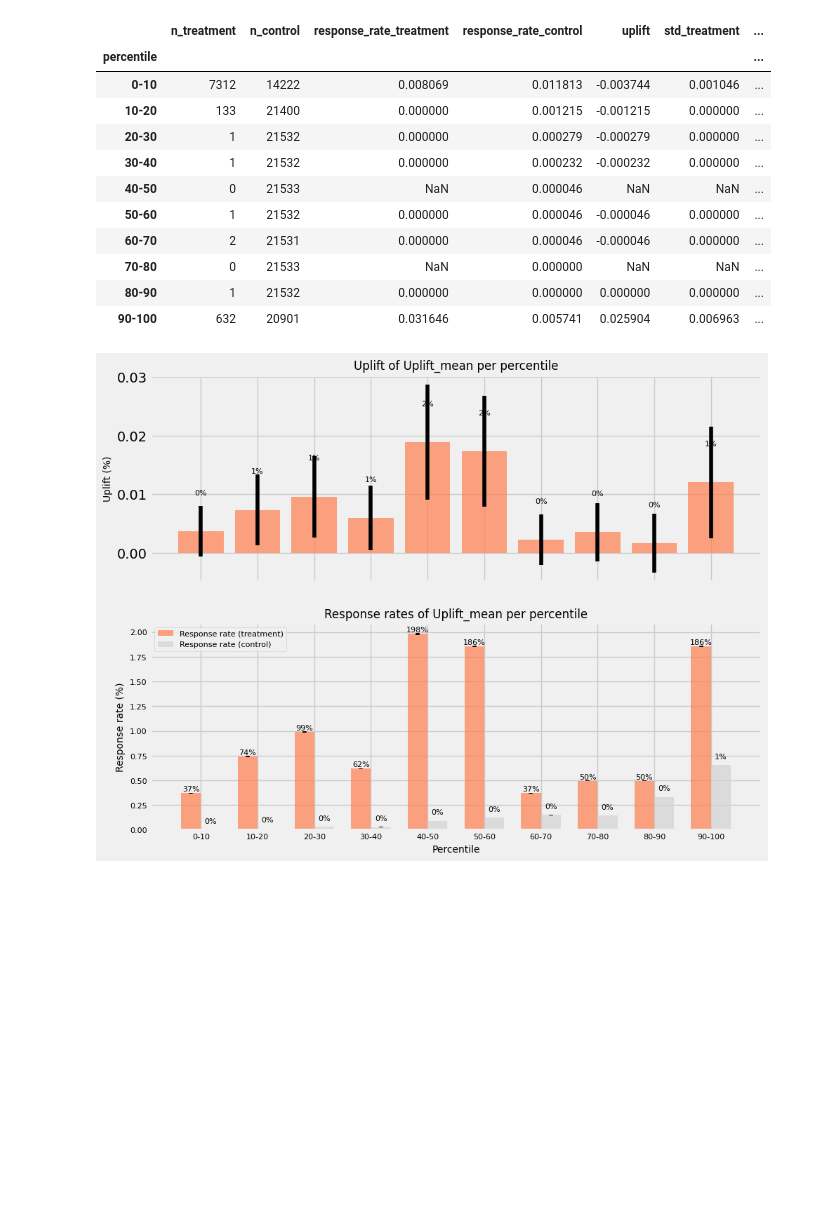
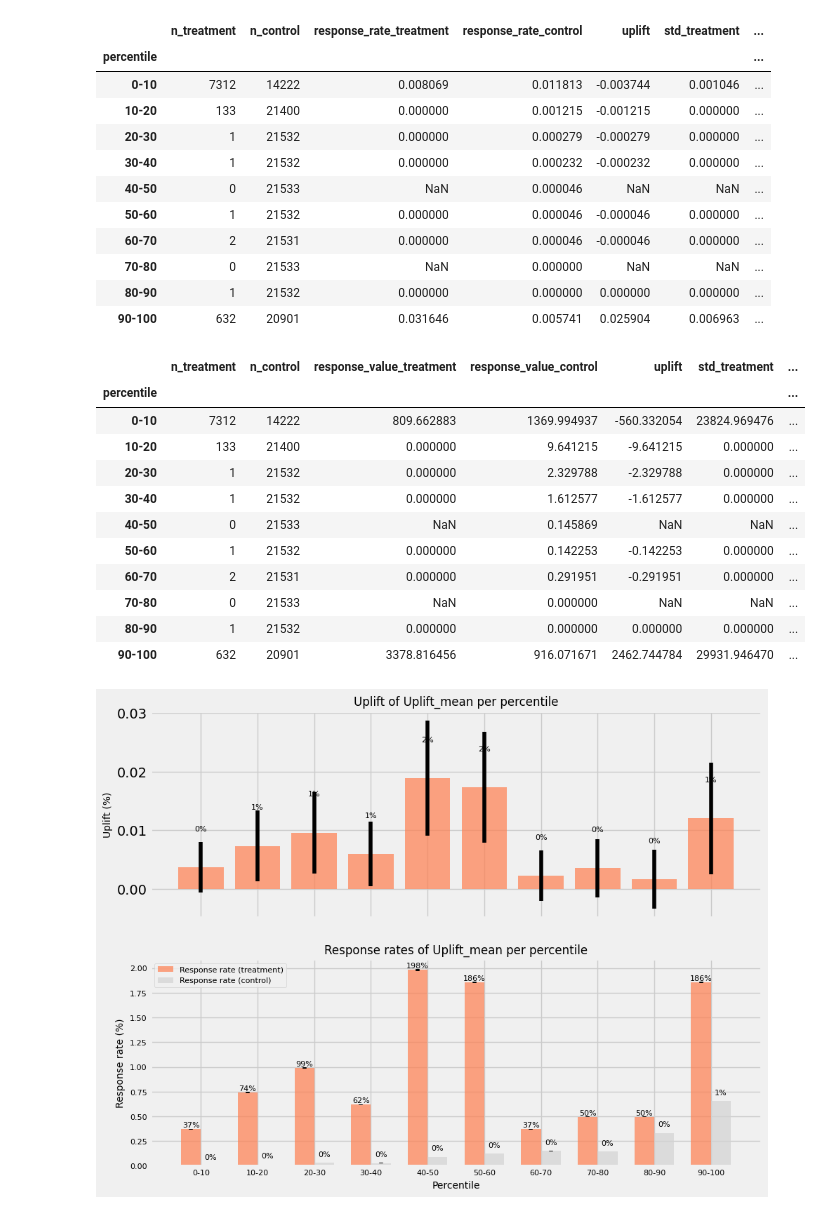
Before and after one commit to sssylvia0/Uplift_Model, a Jupyter notebook: Model.ipynb, the cells around one changed output. Drawn from its saved outputs; the diff is of its cells as text; code cells hidden in the pictures; blank space fills up the shorter version.

```diff
--- a/Model.ipynb
+++ b/Model.ipynb
@@ -1172,3 +1234,23 @@ invalid value encountered in scalar divide
+# %%
+uplift_value_by_percentile(
+        val["TOTALNTAMOUNT"],
+        val['Value_X'],
+        val["換匯發送名單"],
+        bins=10
+    )
+# %% [output]
+|  | n_treatment | n_control | response_value_treatment | response_value_control | uplift | std_treatment | ... |
+| percentile |  |  |  |  |  |  | ... |
+| 0-10 | 7312 | 14222 | 809.662883 | 1369.994937 | -560.332054 | 23824.969476 | ... |
+| 10-20 | 133 | 21400 | 0.000000 | 9.641215 | -9.641215 | 0.000000 | ... |
+| 20-30 | 1 | 21532 | 0.000000 | 2.329788 | -2.329788 | 0.000000 | ... |
+| 30-40 | 1 | 21532 | 0.000000 | 1.612577 | -1.612577 | 0.000000 | ... |
+| 40-50 | 0 | 21533 | NaN | 0.145869 | NaN | NaN | ... |
+| 50-60 | 1 | 21532 | 0.000000 | 0.142253 | -0.142253 | 0.000000 | ... |
+| 60-70 | 2 | 21531 | 0.000000 | 0.291951 | -0.291951 | 0.000000 | ... |
+| 70-80 | 0 | 21533 | NaN | 0.000000 | NaN | NaN | ... |
+| 80-90 | 1 | 21532 | 0.000000 | 0.000000 | 0.000000 | 0.000000 | ... |
+| 90-100 | 632 | 20901 | 3378.816456 | 916.071671 | 2462.744784 | 29931.946470 | ... |
 # %%
 import matplotlib.pyplot as plt
 import numpy as np
```
Also changed, not shown: parts of 1 cell of this notebook.
